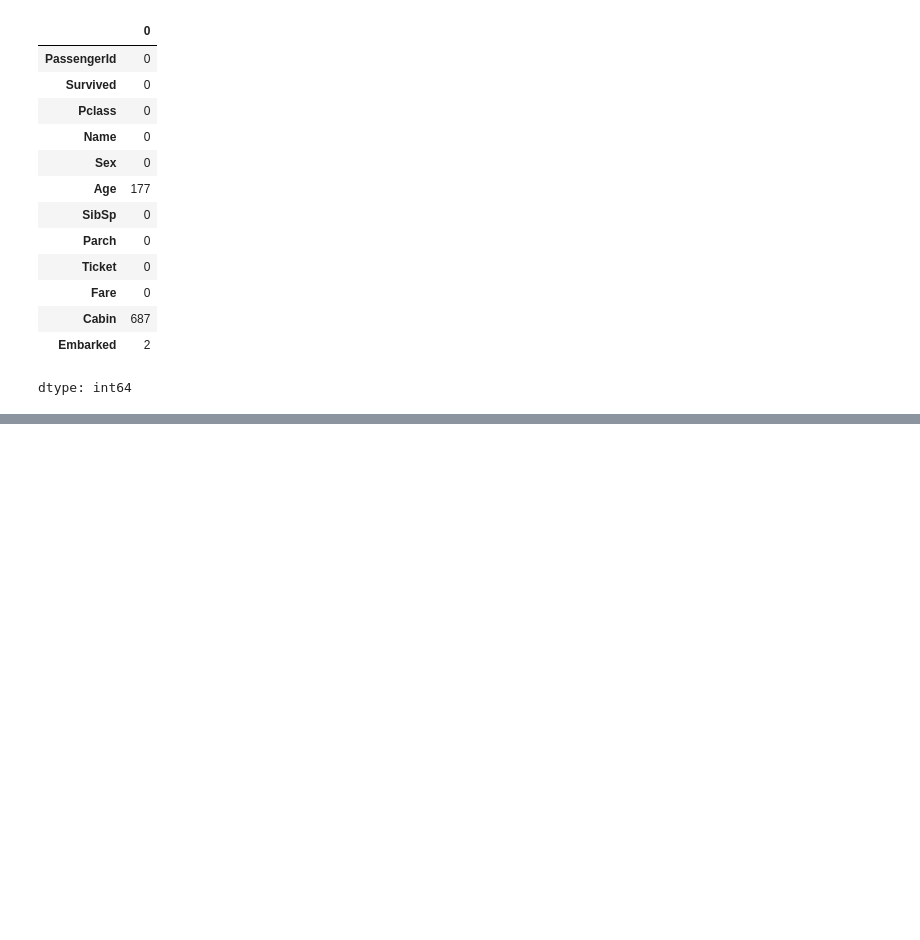
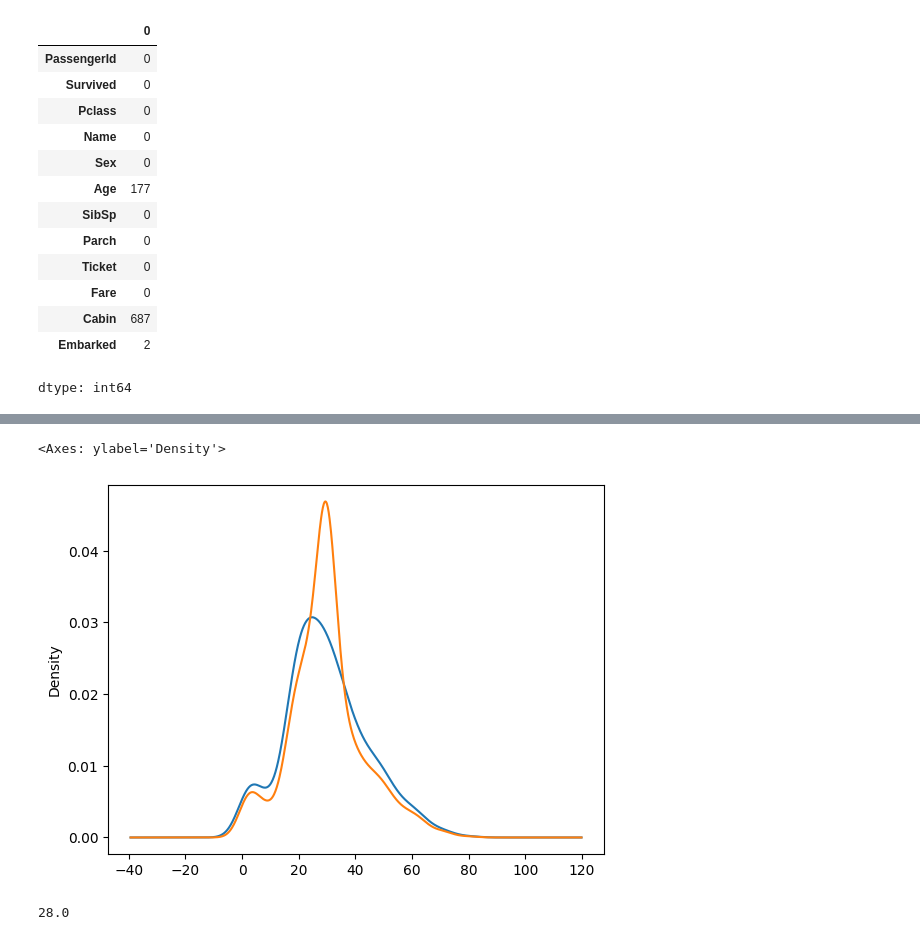
Before and after one commit to delowarshizar/Practice, a Jupyter notebook: 21lab.ipynb, the cells around one changed output, grey strips where cells are left out. Cells and saved outputs as stored; diff of their text form; code cells hidden in the pictures; blank space fills up the shorter version.

```diff
--- a/21lab.ipynb
+++ b/21lab.ipynb
@@ -38,3 +38,6 @@ df.isnull().sum()
 | Cabin | 687 |
 | Embarked | 2 |
 dtype: int64
+# %%
+dataset = pd.read_csv('titanic.csv',usecols=['Age','Cabin','Embarked'])
+dataset
@@ -40,0 +75,11 @@ dtype: int64
+# %%
+dataset["Age"].plot(kind='kde')
+dataset["Age_Mean"].plot(kind='kde')
+# %% [output]
+<Axes: ylabel='Density'>
+[figure, added]
+# %%
+median = dataset['Age'].median()
+median
+# %% [output]
+28.0
```
Also changed, not shown: parts of 14 cells of this notebook.
